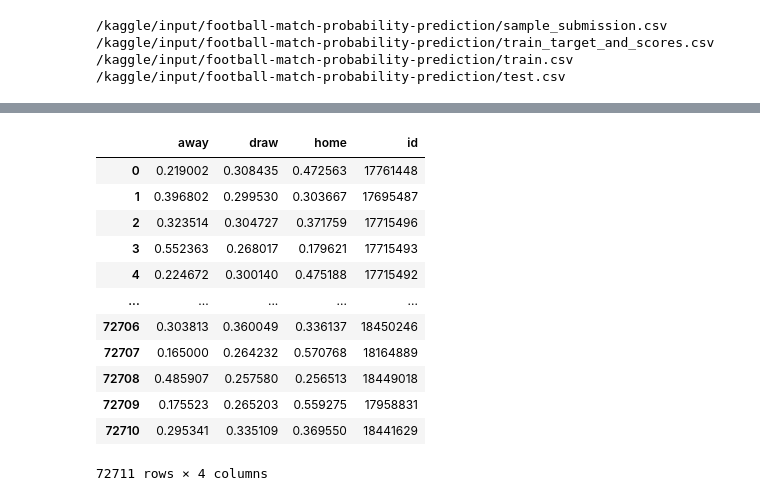
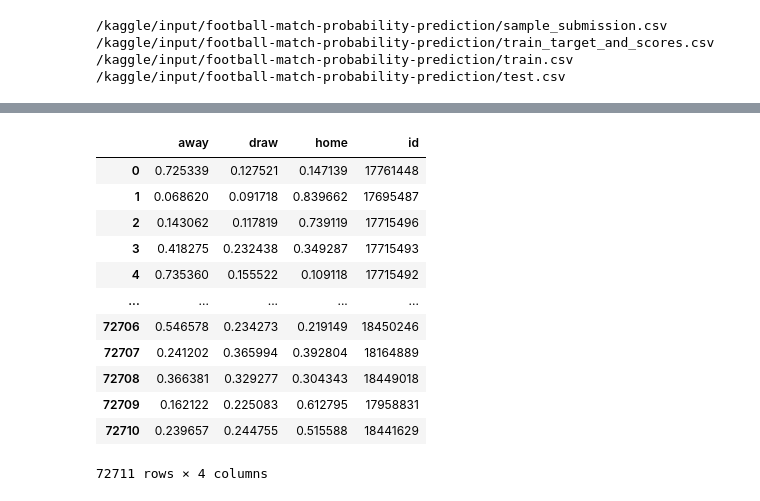
Before and after one commit to SzeYeung1/Football_Prediction, a Jupyter notebook: football-prediction-xgboost-2nd-trial.ipynb, the cells around one changed output, grey strips where cells are left out. Drawn from its saved outputs; the diff is of its cells as text; code cells hidden in the pictures.

```diff
--- a/football-prediction-xgboost-2nd-trial.ipynb
+++ b/football-prediction-xgboost-2nd-trial.ipynb
@@ -140,0 +268,2 @@ away_team_history_rating_difference_std_10 5.663006973156422
+# %%
+train_p=train_p.groupby('id').first().reset_index()
@@ -183,4 +299,6 @@ history_rating_columns
 # %%
 X=train_p.drop(match_date_columns, axis=1)
-X=X.drop(['id','home_team_name','away_team_name','league_name','target'], axis=1)
-y=train_p['target']
+X=X.drop(['id','match'], axis=1)
+y=train.sort_values(by='id')['target']
+#X=X.drop(['id','home_team_name','away_team_name','league_name','target'], axis=1)
+#y=train_p['target']
@@ -201,12 +337,12 @@ params_1 = {
     'booster': 'gbtree',
     'max_depth': 5,
     'learning_rate': 0.05,
-    'min_split_loss': 2,
-    'min_child_weight': 10,
+    'min_split_loss': 0.01,
+    'min_child_weight': 5,
     'subsample': 0.5,
     'colsample_bytree': 0.5,
     'alpha': 1,
-    'lambda': 3,
+    'lambda': 1,
     'objective': 'multi:softprob',
     'num_class': 3,
     'eval_metric':'mlogloss'
@@ -251,4 +411,6 @@ test_p=preprocession(test)
 # %%
+test_p=test_p.groupby('id').first().reset_index()
 X_test=test_p.drop(match_date_columns, axis=1)
-X_test=X_test.drop(['id','home_team_name','away_team_name','league_name'], axis=1)
+X_test=X_test.drop(['id','match'], axis=1)
+#X_test=X_test.drop(['id','home_team_name','away_team_name','league_name'], axis=1)
 X_test_d = xgb.DMatrix(X_test)
@@ -267,20 +445,20 @@ array([[0.21900184, 0.30843514, 0.47256303],
 # %%
 submission = pd.DataFrame(predictions ,columns=label_encoder.inverse_transform([0,1,2]))
-submission['id'] = test['id']
+submission['id'] = test.sort_values(by='id')['id']
 display(submission)
 # %% [output]
 |  | away | draw | home | id |
-| 0 | 0.219002 | 0.308435 | 0.472563 | 17761448 |
-| 1 | 0.396802 | 0.299530 | 0.303667 | 17695487 |
-| 2 | 0.323514 | 0.304727 | 0.371759 | 17715496 |
-| 3 | 0.552363 | 0.268017 | 0.179621 | 17715493 |
-| 4 | 0.224672 | 0.300140 | 0.475188 | 17715492 |
+| 0 | 0.725339 | 0.127521 | 0.147139 | 17761448 |
+| 1 | 0.068620 | 0.091718 | 0.839662 | 17695487 |
+| 2 | 0.143062 | 0.117819 | 0.739119 | 17715496 |
+| 3 | 0.418275 | 0.232438 | 0.349287 | 17715493 |
+| 4 | 0.735360 | 0.155522 | 0.109118 | 17715492 |
 | ... | ... | ... | ... | ... |
-| 72706 | 0.303813 | 0.360049 | 0.336137 | 18450246 |
-| 72707 | 0.165000 | 0.264232 | 0.570768 | 18164889 |
-| 72708 | 0.485907 | 0.257580 | 0.256513 | 18449018 |
-| 72709 | 0.175523 | 0.265203 | 0.559275 | 17958831 |
-| 72710 | 0.295341 | 0.335109 | 0.369550 | 18441629 |
+| 72706 | 0.546578 | 0.234273 | 0.219149 | 18450246 |
+| 72707 | 0.241202 | 0.365994 | 0.392804 | 18164889 |
+| 72708 | 0.366381 | 0.329277 | 0.304343 | 18449018 |
+| 72709 | 0.162122 | 0.225083 | 0.612795 | 17958831 |
+| 72710 | 0.239657 | 0.244755 | 0.515588 | 18441629 |
 72711 rows × 4 columns
 # %%
 submission.to_csv('submission.csv', index=False)
```
Also changed, not shown: parts of 37 cells of this notebook.
